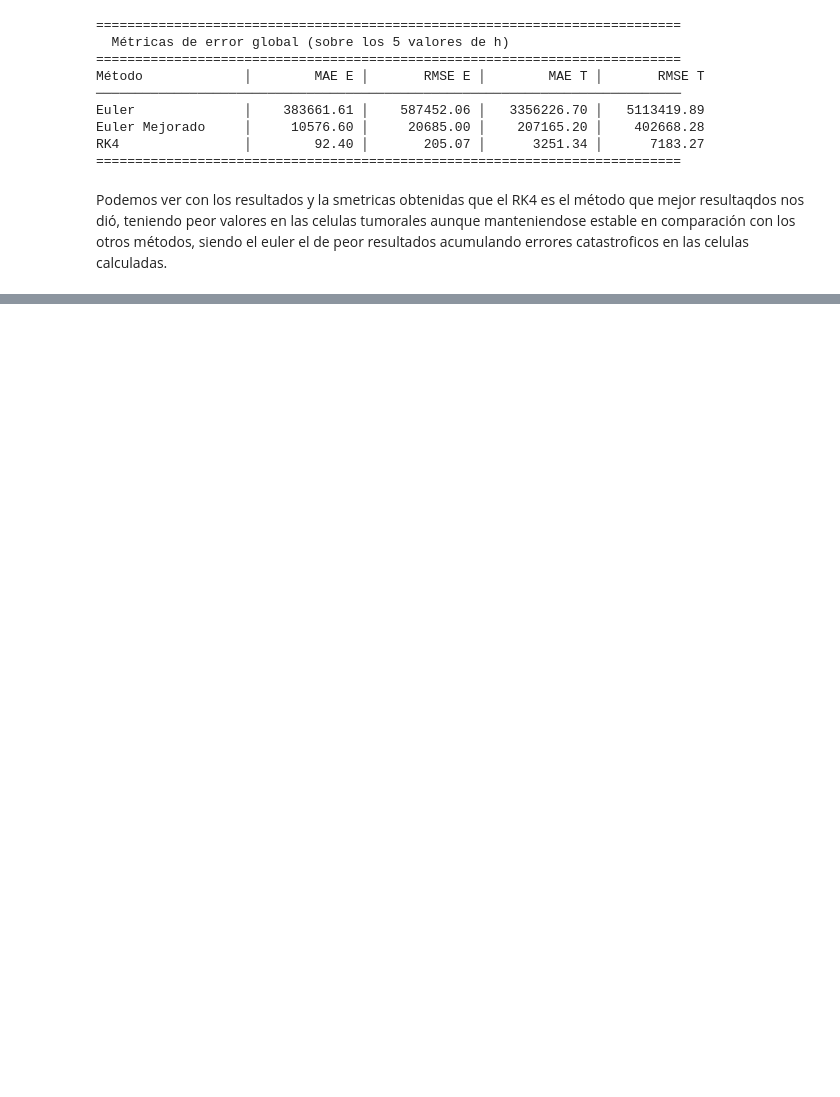
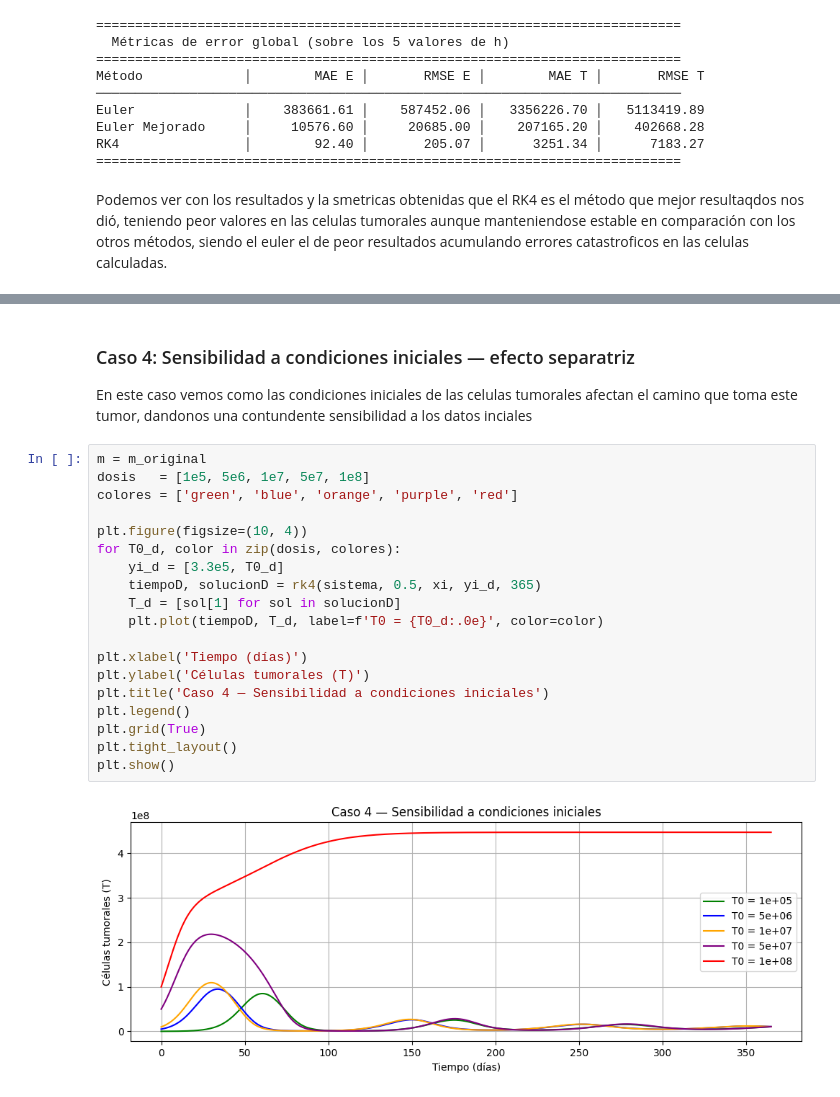
Before and after one commit to DavidVergaraA/CrecimientoTumoral, a Jupyter notebook: index.ipynb, the cells around one changed output, grey strips where cells are left out. Saved outputs shown, nothing was run; the diff lists cells and outputs as text; blank space fills up the shorter version.

```diff
--- a/index.ipynb
+++ b/index.ipynb
@@ -247,0 +357,24 @@ Podemos ver con los resultados y la smetricas obtenidas que el RK4 es el método
+# %% [markdown]
+### Caso 4: Sensibilidad a condiciones iniciales — efecto separatriz
+En este caso vemos como las condiciones iniciales de las celulas tumorales afectan el camino que toma este tumor, dandonos una contundente sensibilidad a los datos inciales
+# %%
+m = m_original
+dosis   = [1e5, 5e6, 1e7, 5e7, 1e8]
+colores = ['green', 'blue', 'orange', 'purple', 'red']
+
+plt.figure(figsize=(10, 4))
+for T0_d, color in zip(dosis, colores):
+    yi_d = [3.3e5, T0_d]
+    tiempoD, solucionD = rk4(sistema, 0.5, xi, yi_d, 365)
+    T_d = [sol[1] for sol in solucionD]
+    plt.plot(tiempoD, T_d, label=f'T0 = {T0_d:.0e}', color=color)
+
+plt.xlabel('Tiempo (días)')
+plt.ylabel('Células tumorales (T)')
+plt.title('Caso 4 — Sensibilidad a condiciones iniciales')
+plt.legend()
+plt.grid(True)
+plt.tight_layout()
+plt.show()
+# %% [output]
+[figure, added]
```
Also changed, not shown: parts of 8 cells of this notebook, 2 other files.
